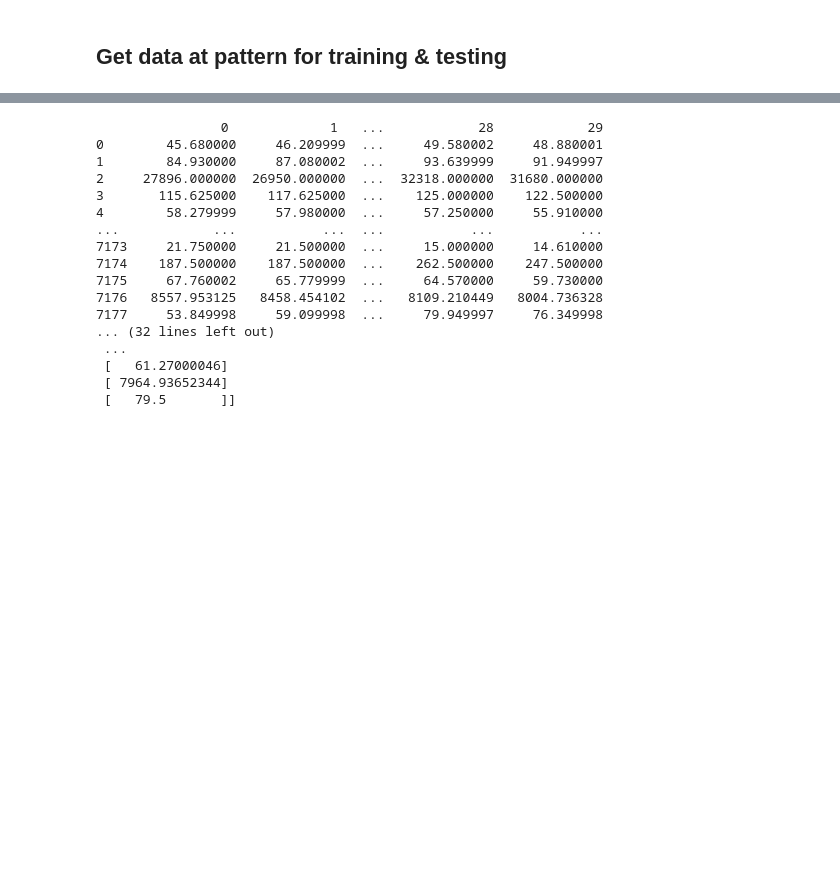
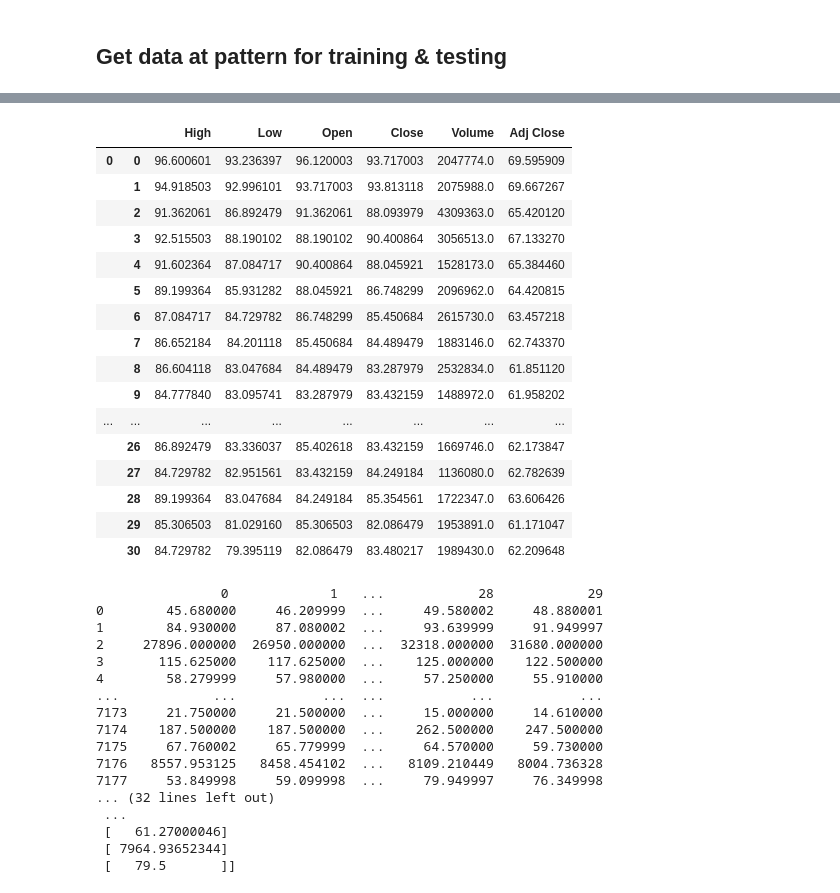
Before and after one commit to romqn1999/Predict-price-after-pattern, a Jupyter notebook: Classify_price_after_pattern.ipynb, the cells around one changed output, grey strips where cells are left out. Saved outputs shown, nothing was run; the diff lists cells and outputs as text; code cells hidden in the pictures; blank space fills up the shorter version.

```diff
--- a/Classify_price_after_pattern.ipynb
+++ b/Classify_price_after_pattern.ipynb
@@ -115,4 +132,32 @@ ZM_2000-01-01 00:00:00_2021-06-11_30_018_double_top_data_patterns.csv
 7178 rows × 31 columns
+# %%
+n_samples, steps, n_features = multi_features_data.shape
+multi_features_data_df = pd.DataFrame(
+    multi_features_data.reshape(n_samples * steps, n_features),
+    index=pd.MultiIndex.from_product([range(n_samples), range(steps)]),
+    columns=columns
+)
+# panel = pd.Panel(multi_features_data)
+# panel.to_frame()
+multi_features_data_df.head(31)
+# %% [output]
+|  |  | High | Low | Open | Close | Volume | Adj Close |
+| 0 | 0 | 96.600601 | 93.236397 | 96.120003 | 93.717003 | 2047774.0 | 69.595909 |
+|  | 1 | 94.918503 | 92.996101 | 93.717003 | 93.813118 | 2075988.0 | 69.667267 |
+|  | 2 | 91.362061 | 86.892479 | 91.362061 | 88.093979 | 4309363.0 | 65.420120 |
+|  | 3 | 92.515503 | 88.190102 | 88.190102 | 90.400864 | 3056513.0 | 67.133270 |
+|  | 4 | 91.602364 | 87.084717 | 90.400864 | 88.045921 | 1528173.0 | 65.384460 |
+|  | 5 | 89.199364 | 85.931282 | 88.045921 | 86.748299 | 2096962.0 | 64.420815 |
+|  | 6 | 87.084717 | 84.729782 | 86.748299 | 85.450684 | 2615730.0 | 63.457218 |
+|  | 7 | 86.652184 | 84.201118 | 85.450684 | 84.489479 | 1883146.0 | 62.743370 |
+|  | 8 | 86.604118 | 83.047684 | 84.489479 | 83.287979 | 2532834.0 | 61.851120 |
+|  | 9 | 84.777840 | 83.095741 | 83.287979 | 83.432159 | 1488972.0 | 61.958202 |
+| ... | ... | ... | ... | ... | ... | ... | ... |
+|  | 26 | 86.892479 | 83.336037 | 85.402618 | 83.432159 | 1669746.0 | 62.173847 |
+|  | 27 | 84.729782 | 82.951561 | 83.432159 | 84.249184 | 1136080.0 | 62.782639 |
+|  | 28 | 89.199364 | 83.047684 | 84.249184 | 85.354561 | 1722347.0 | 63.606426 |
+|  | 29 | 85.306503 | 81.029160 | 85.306503 | 82.086479 | 1953891.0 | 61.171047 |
+|  | 30 | 84.729782 | 79.395119 | 82.086479 | 83.480217 | 1989430.0 | 62.209648 |
 # %%
 #@title Separate into input and output columns: Get data: X and y
 pre_time_steps = 30 #@param {type:"integer"}
```
Also changed, not shown: parts of 2 cells of this notebook.
